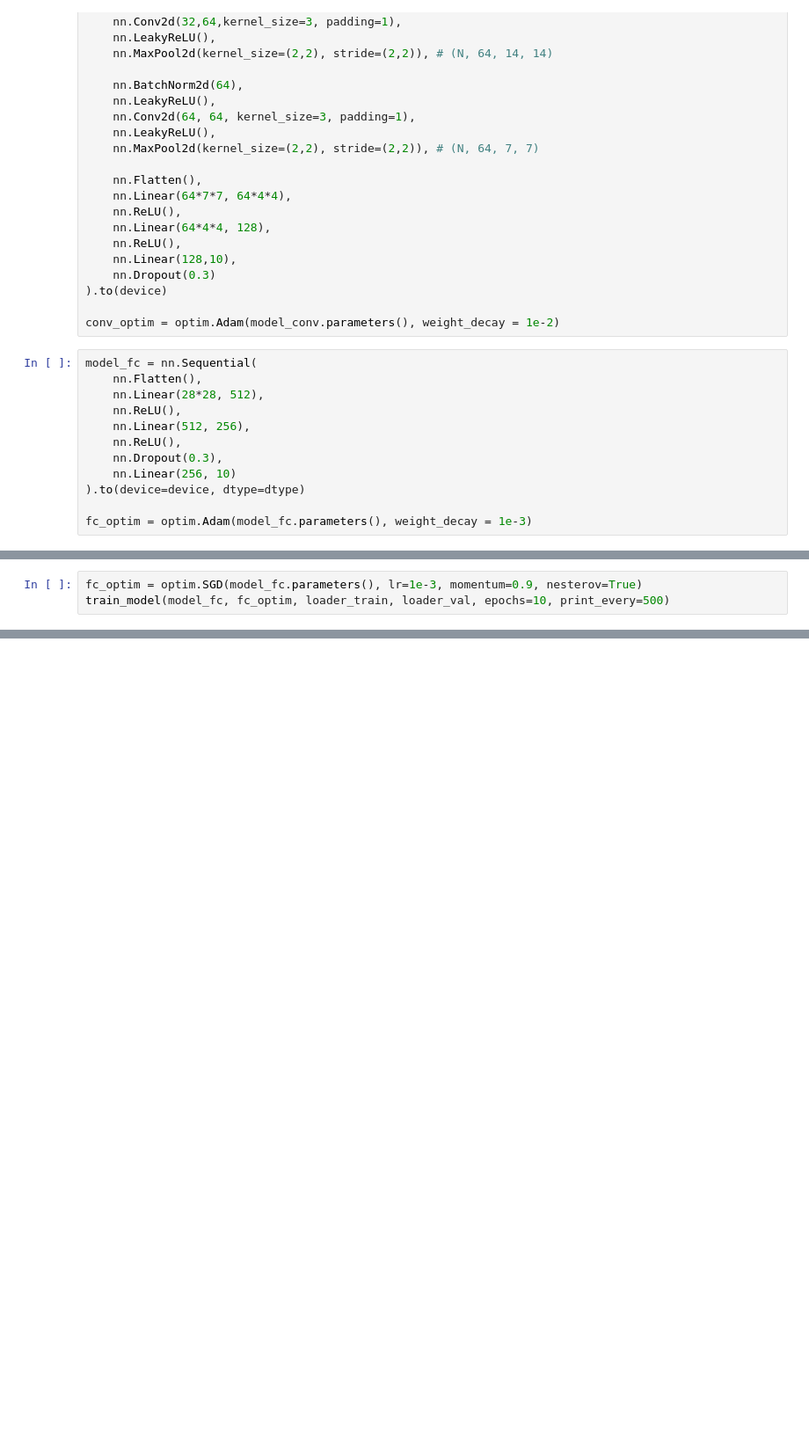
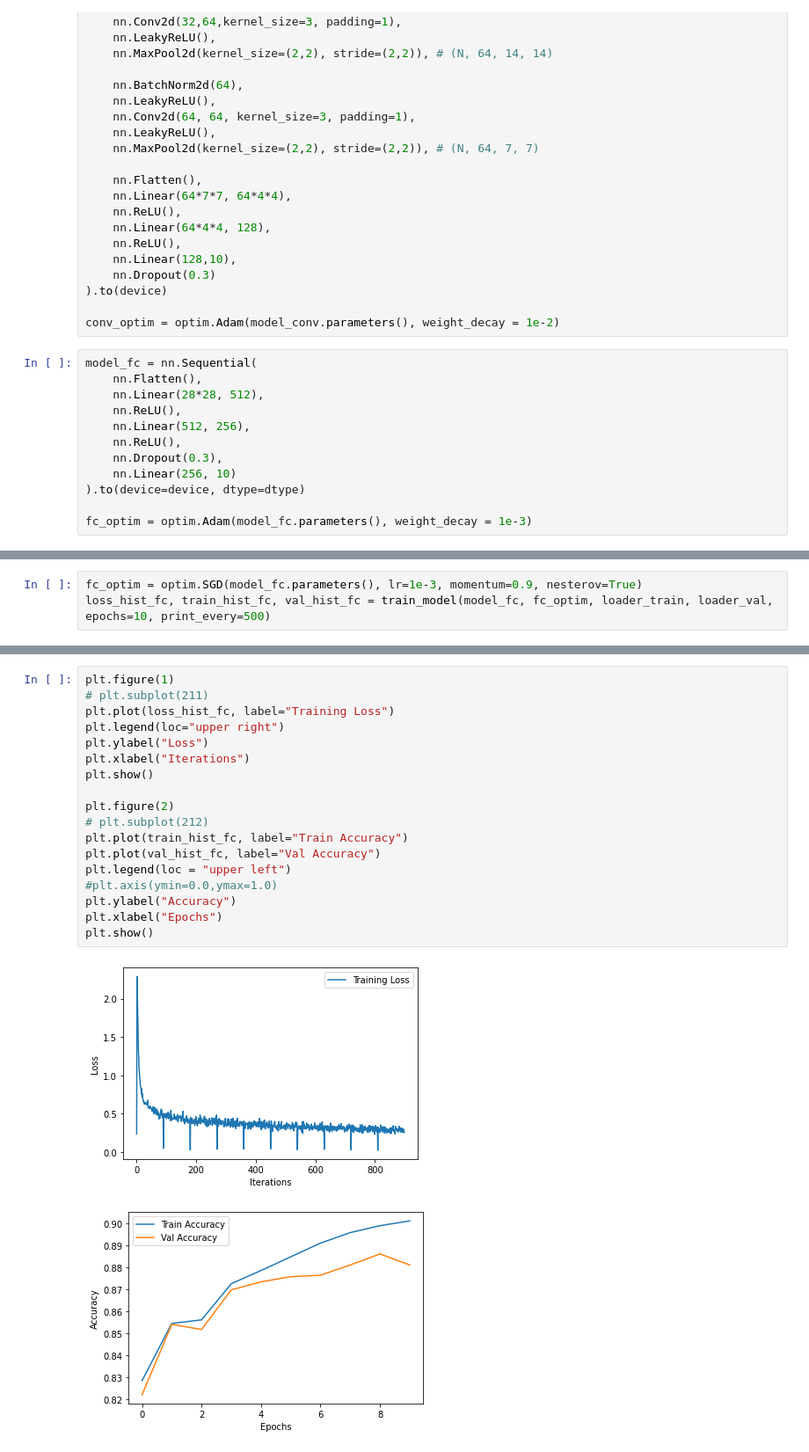
Before and after one commit to AbhishekVangipuram/MNIST-Classifier, a Jupyter notebook: MNIST Classifiers.ipynb, the cells around one changed output, grey strips where cells are left out. Shown at 88% size. Cells and saved outputs as stored; diff of their text form; blank space fills up the shorter version.

```diff
--- a/MNIST Classifiers.ipynb
+++ b/MNIST Classifiers.ipynb
@@ -223,6 +277,6 @@ Done!
 # %%
 fc_optim = optim.SGD(model_fc.parameters(), lr=1e-3, momentum=0.9, nesterov=True)
-train_model(model_fc, fc_optim, loader_train, loader_val, epochs=10, print_every=500)
+loss_hist_fc, train_hist_fc, val_hist_fc = train_model(model_fc, fc_optim, loader_train, loader_val, epochs=10, print_every=500)
 # %% [output]
 ----------  Epoch 0  ----------
 
@@ -244,3 +298,24 @@ Got 2620 / 3000 correct (87.33)
+# %%
+plt.figure(1)
+# plt.subplot(211)
+plt.plot(loss_hist_fc, label="Training Loss")
+plt.legend(loc="upper right")
+plt.ylabel("Loss")
+plt.xlabel("Iterations")
+plt.show()
+
+plt.figure(2)
+# plt.subplot(212)
+plt.plot(train_hist_fc, label="Train Accuracy")
+plt.plot(val_hist_fc, label="Val Accuracy")
+plt.legend(loc = "upper left")
+#plt.axis(ymin=0.0,ymax=1.0)
+plt.ylabel("Accuracy")
+plt.xlabel("Epochs")
+plt.show()
+# %% [output]
+[figure, added]
+[figure, added]
 # %%
 check_accuracy(loader_test, model_fc)
 # %% [output]
```
Also changed, not shown: parts of 17 cells of this notebook.
